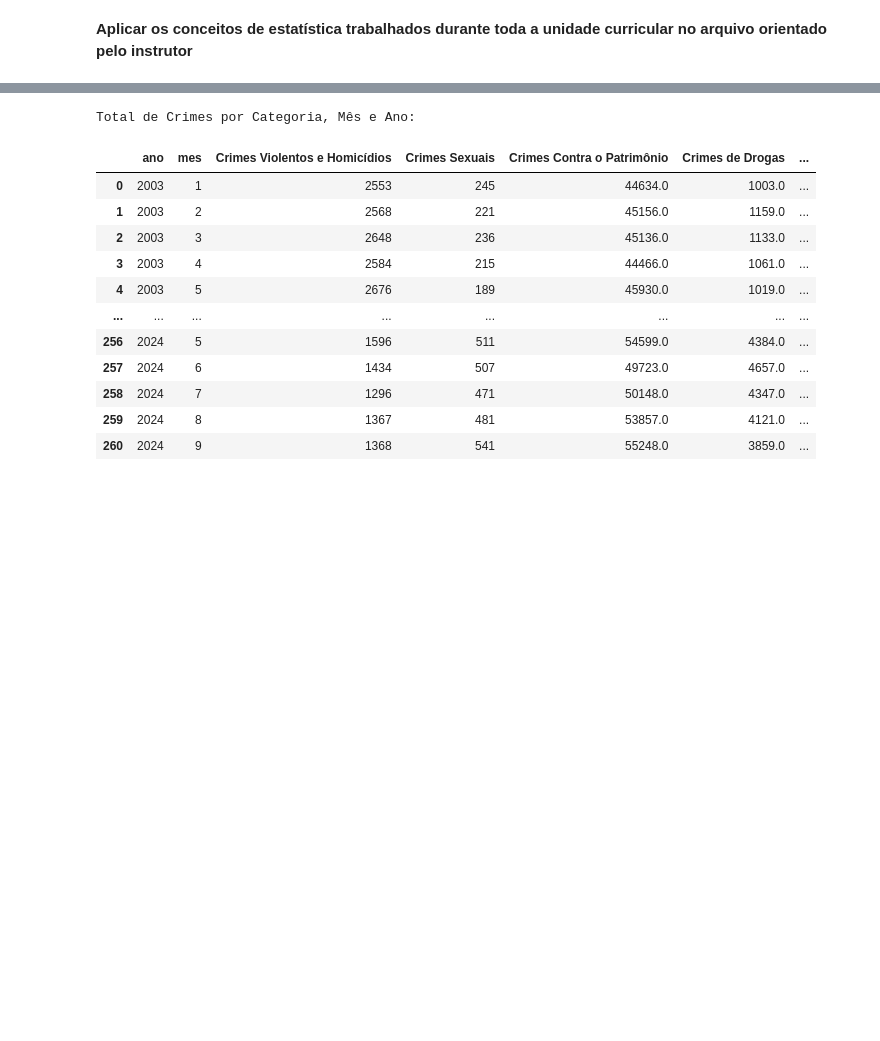
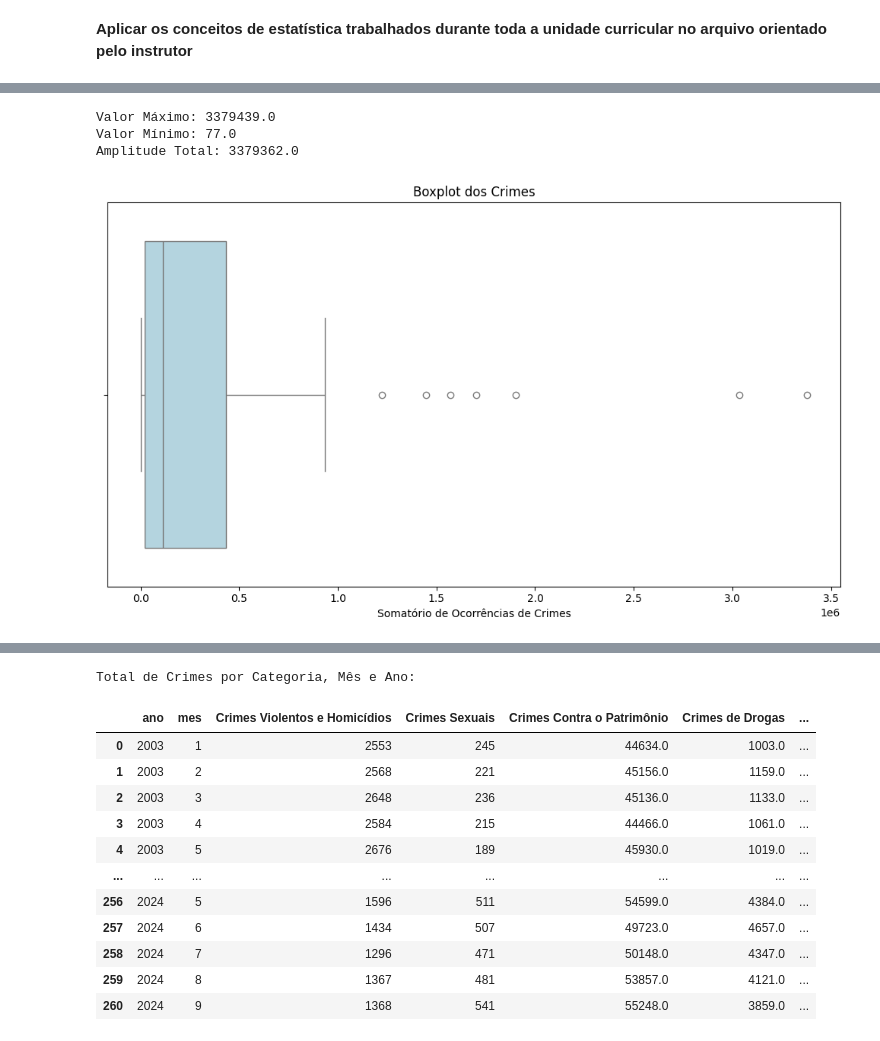
Before and after one commit to jnascimentoc/Projeto-Final-Mulheres-Tech-Senac, a Jupyter notebook: Etapa1.ipynb, the cells around one changed output, grey strips where cells are left out. Drawn from its saved outputs; the diff is of its cells as text; code cells hidden in the pictures; blank space fills up the shorter version.

Commit message:
Adicionando Boxplot

```diff
--- a/Etapa1.ipynb
+++ b/Etapa1.ipynb
@@ -209,3 +220,34 @@ for crime, soma in top_10_crimes:
+# %%
+somas_crimes = dados[crimes].sum()
+
+# Calculando o valor máximo e mínimo da soma dos crimes
+valor_maximo = somas_crimes.max()
+valor_minimo = somas_crimes.min()
+
+# Calculando a amplitude total
+amplitude_total = valor_maximo - valor_minimo
+
+# Exibindo os valores
+print(f"Valor Máximo: {valor_maximo}")
+print(f"Valor Mínimo: {valor_minimo}")
+print(f"Amplitude Total: {amplitude_total}")
+
+# Criando o boxplot das somas de crimes
+plt.figure(figsize=(10, 6))
+sns.boxplot(x=somas_crimes, color='lightblue')
+
+# Adicionando título e rótulos
+plt.title('Boxplot dos Crimes')
+plt.xlabel('Somatório de Ocorrências de Crimes')
+
+# Exibindo o gráfico
+plt.tight_layout()
+plt.show()
+# %% [output]
+Valor Máximo: 3379439.0
+Valor Mínimo: 77.0
+Amplitude Total: 3379362.0
+[figure, added]
 # %%
 # Agrupa os dados por 'aisp' (delegacia) e soma todas as colunas de crimes
 crimes_por_delegacia = dados.groupby('aisp')[crimes].sum()
```
Also changed, not shown: parts of 11 cells of this notebook.
